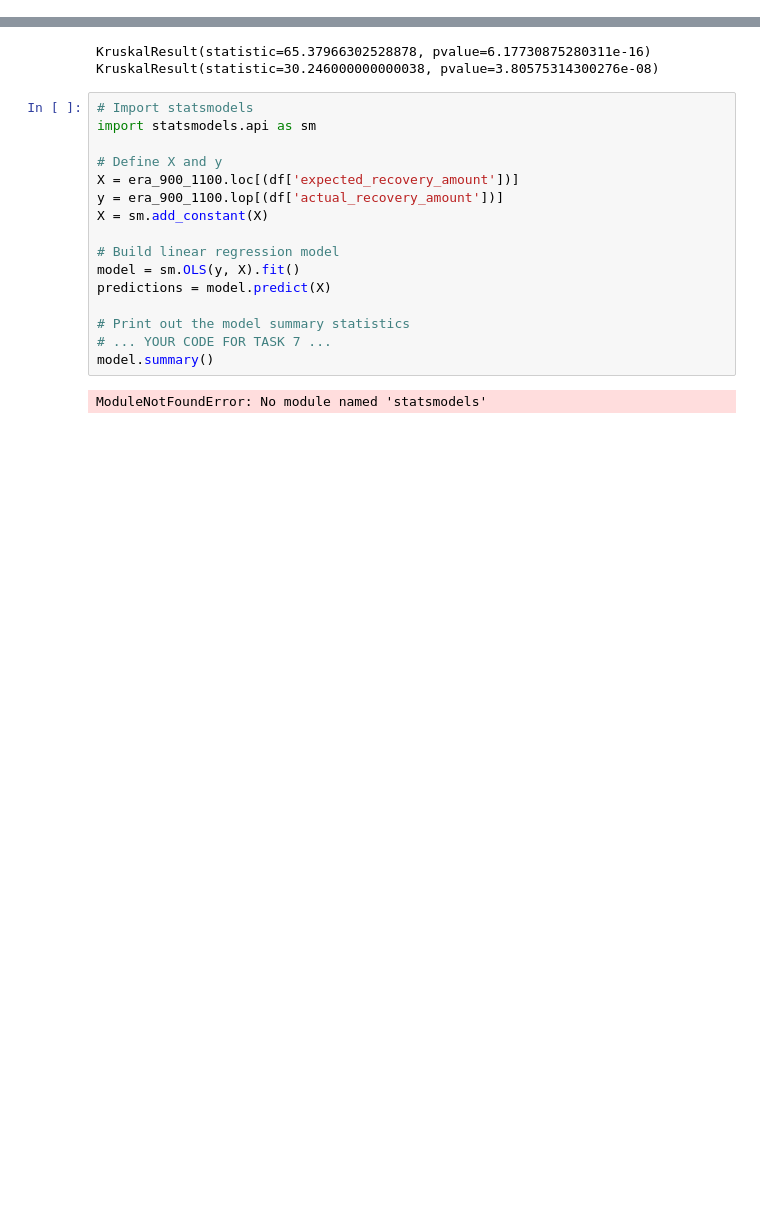
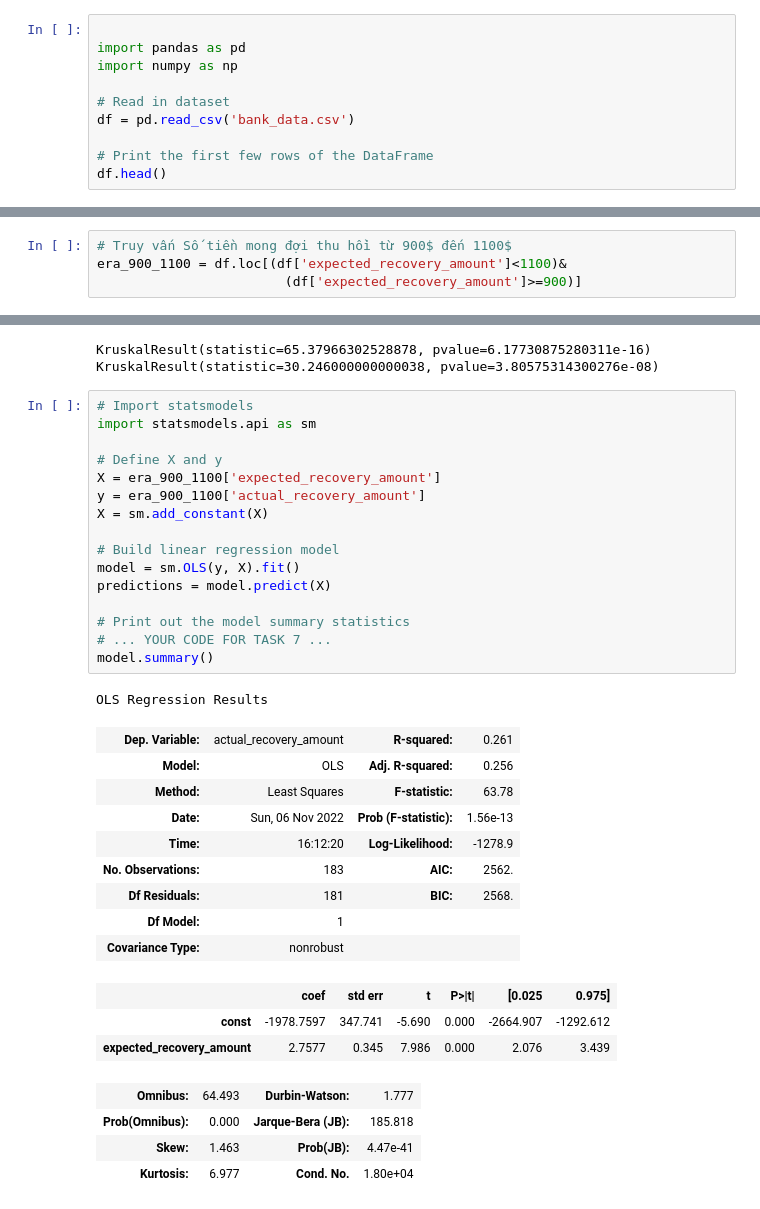
Before and after one commit to minhpham02/Python_Team13, a Jupyter notebook: Report.ipynb, the cells around one changed output, grey strips where cells are left out. Saved outputs shown, nothing was run; the diff lists cells and outputs as text; blank space fills up the shorter version.

```diff
--- a/Report.ipynb
+++ b/Report.ipynb
@@ -14,0 +1,10 @@ df.head()
+# %%
+
+import pandas as pd
+import numpy as np
+
+# Read in dataset
+df = pd.read_csv('bank_data.csv')
+
+# Print the first few rows of the DataFrame
+df.head()
@@ -41,6 +45,10 @@ Level_1_age = era_900_1100.loc[df['recovery_strategy']=="Level 1 Recovery"]['age
 stats.kruskal(Level_0_age,Level_1_age)
 # %% [output]
 KruskalResult(statistic=3.4572342749517513, pvalue=0.06297556896097407)
+# %%
+# Truy vấn Số tiền mong đợi thu hồi từ 900$ đến 1100$
+era_900_1100 = df.loc[(df['expected_recovery_amount']<1100)&
+                        (df['expected_recovery_amount']>=900)]
 # %%
 # Number of customers in each category
 crosstab = pd.crosstab(df.loc[(df['expected_recovery_amount']<1100) &
@@ -93,18 +101,34 @@ KruskalResult(statistic=30.246000000000038, pvalue=3.80575314300276e-08)
 # %%
 # Import statsmodels
 import statsmodels.api as sm
 
 # Define X and y
-X = era_900_1100.loc[(df['expected_recovery_amount'])]
-y = era_900_1100.lop[(df['actual_recovery_amount'])]
+X = era_900_1100['expected_recovery_amount']
+y = era_900_1100['actual_recovery_amount']
 X = sm.add_constant(X)
 
 # Build linear regression model
 model = sm.OLS(y, X).fit()
 predictions = model.predict(X)
 
 # Print out the model summary statistics
 # ... YOUR CODE FOR TASK 7 ...
 model.summary()
 # %% [output]
-ModuleNotFoundError: No module named 'statsmodels'
+OLS Regression Results
+| Dep. Variable: | actual_recovery_amount | R-squared: | 0.261 |
+| Model: | OLS | Adj. R-squared: | 0.256 |
+| Method: | Least Squares | F-statistic: | 63.78 |
+| Date: | Sun, 06 Nov 2022 | Prob (F-statistic): | 1.56e-13 |
+| Time: | 16:12:20 | Log-Likelihood: | -1278.9 |
+| No. Observations: | 183 | AIC: | 2562. |
+| Df Residuals: | 181 | BIC: | 2568. |
+| Df Model: | 1 |  |  |
+| Covariance Type: | nonrobust |  |  |
+|  | coef | std err | t | P>|t| | [0.025 | 0.975] |
+| const | -1978.7597 | 347.741 | -5.690 | 0.000 | -2664.907 | -1292.612 |
+| expected_recovery_amount | 2.7577 | 0.345 | 7.986 | 0.000 | 2.076 | 3.439 |
+| Omnibus: | 64.493 | Durbin-Watson: | 1.777 |
+| Prob(Omnibus): | 0.000 | Jarque-Bera (JB): | 185.818 |
+| Skew: | 1.463 | Prob(JB): | 4.47e-41 |
+| Kurtosis: | 6.977 | Cond. No. | 1.80e+04 |
```
Also changed, not shown: parts of 9 cells of this notebook.
